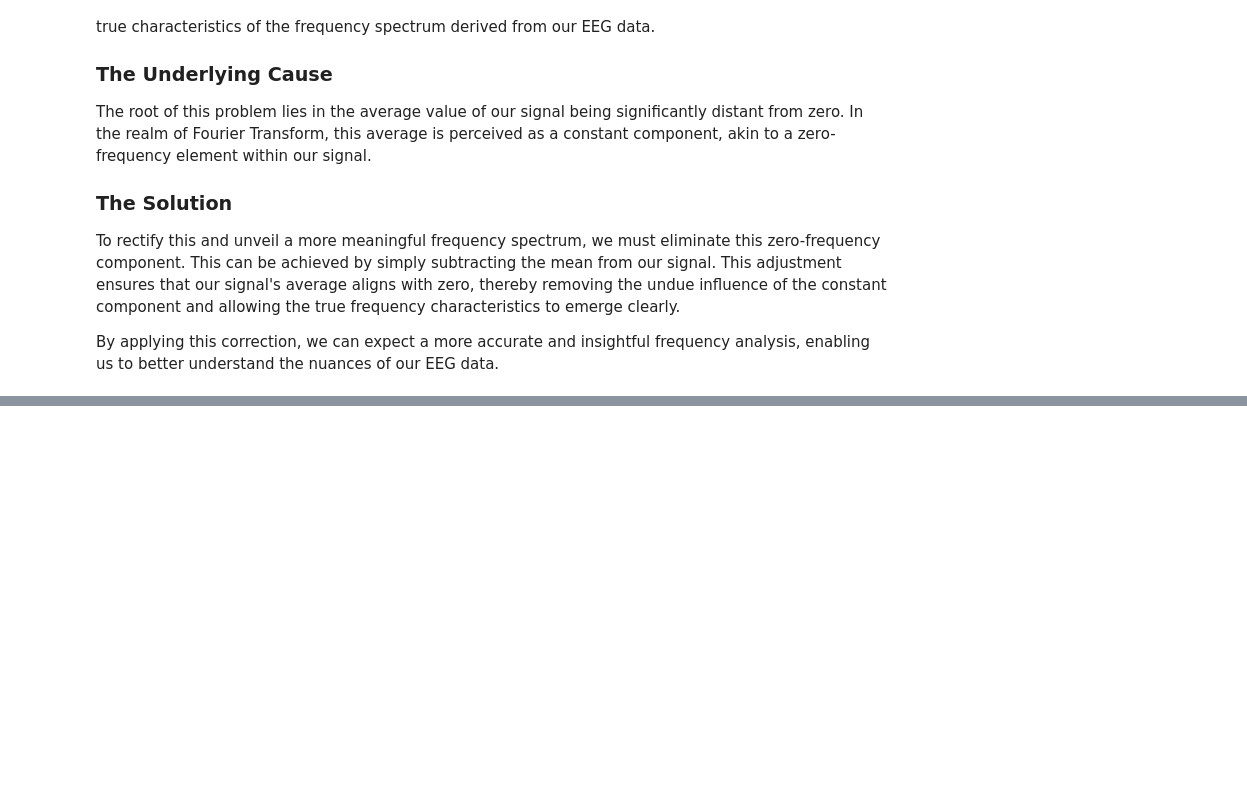
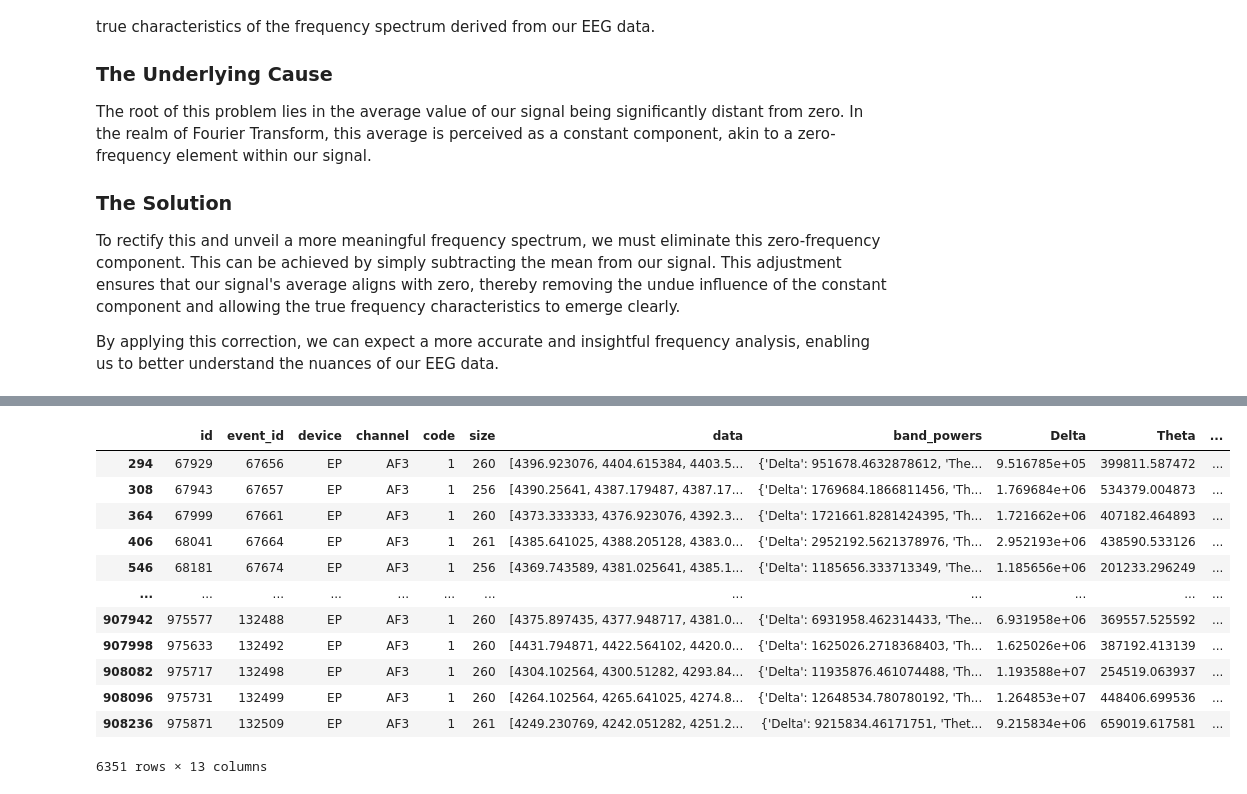
Before and after one commit to tcivie/machineLearningWorkshop, a Jupyter notebook: notebooks/PreprocessingTheData.ipynb, the cells around one changed output, grey strips where cells are left out. Drawn from its saved outputs; the diff is of its cells as text; code cells hidden in the pictures; blank space fills up the shorter version.

```diff
--- a/notebooks/PreprocessingTheData.ipynb
+++ b/notebooks/PreprocessingTheData.ipynb
@@ -362,0 +435,16 @@ In essence, PSD helps us paint a more detailed picture of brain activity, enhanc
+# %%
+AF3_signal_data_digit_1
+# %% [output]
+|  | id | event_id | device | channel | code | size | data | band_powers | Delta | Theta | ... |
+| 294 | 67929 | 67656 | EP | AF3 | 1 | 260 | [4396.923076, 4404.615384, 4403.5... | {'Delta': 951678.4632878612, 'The... | 9.516785e+05 | 399811.587472 | ... |
+| 308 | 67943 | 67657 | EP | AF3 | 1 | 256 | [4390.25641, 4387.179487, 4387.17... | {'Delta': 1769684.1866811456, 'Th... | 1.769684e+06 | 534379.004873 | ... |
+| 364 | 67999 | 67661 | EP | AF3 | 1 | 260 | [4373.333333, 4376.923076, 4392.3... | {'Delta': 1721661.8281424395, 'Th... | 1.721662e+06 | 407182.464893 | ... |
+| 406 | 68041 | 67664 | EP | AF3 | 1 | 261 | [4385.641025, 4388.205128, 4383.0... | {'Delta': 2952192.5621378976, 'Th... | 2.952193e+06 | 438590.533126 | ... |
+| 546 | 68181 | 67674 | EP | AF3 | 1 | 256 | [4369.743589, 4381.025641, 4385.1... | {'Delta': 1185656.333713349, 'The... | 1.185656e+06 | 201233.296249 | ... |
+| ... | ... | ... | ... | ... | ... | ... | ... | ... | ... | ... | ... |
+| 907942 | 975577 | 132488 | EP | AF3 | 1 | 260 | [4375.897435, 4377.948717, 4381.0... | {'Delta': 6931958.462314433, 'The... | 6.931958e+06 | 369557.525592 | ... |
+| 907998 | 975633 | 132492 | EP | AF3 | 1 | 260 | [4431.794871, 4422.564102, 4420.0... | {'Delta': 1625026.2718368403, 'Th... | 1.625026e+06 | 387192.413139 | ... |
+| 908082 | 975717 | 132498 | EP | AF3 | 1 | 260 | [4304.102564, 4300.51282, 4293.84... | {'Delta': 11935876.461074488, 'Th... | 1.193588e+07 | 254519.063937 | ... |
+| 908096 | 975731 | 132499 | EP | AF3 | 1 | 260 | [4264.102564, 4265.641025, 4274.8... | {'Delta': 12648534.780780192, 'Th... | 1.264853e+07 | 448406.699536 | ... |
+| 908236 | 975871 | 132509 | EP | AF3 | 1 | 261 | [4249.230769, 4242.051282, 4251.2... | {'Delta': 9215834.46171751, 'Thet... | 9.215834e+06 | 659019.617581 | ... |
+6351 rows × 13 columns
```
Also changed, not shown: parts of 18 cells of this notebook.
